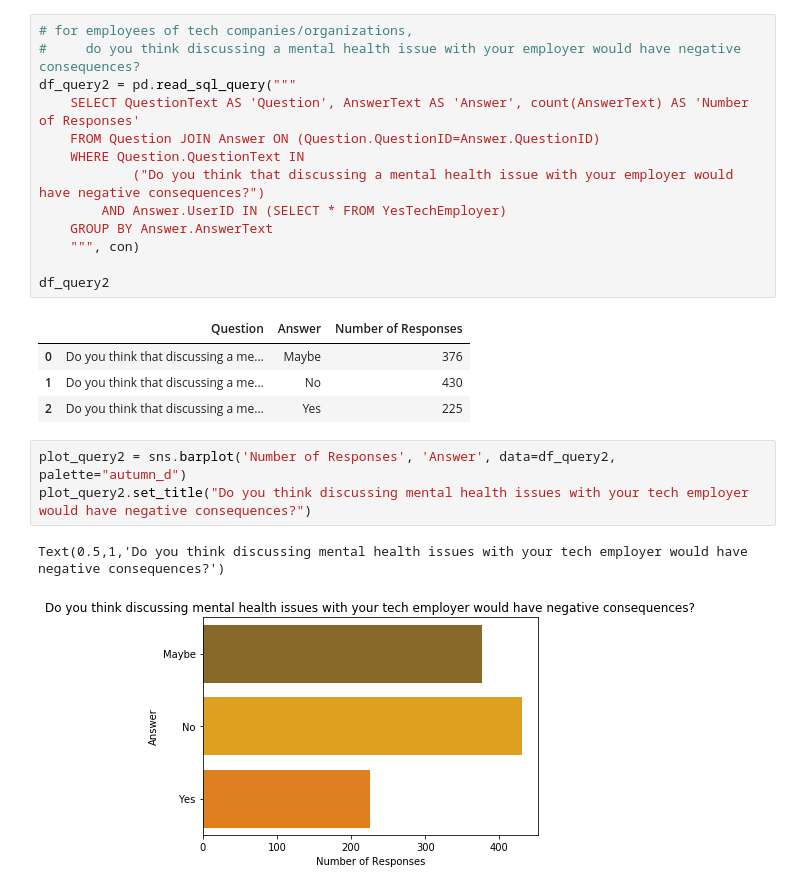
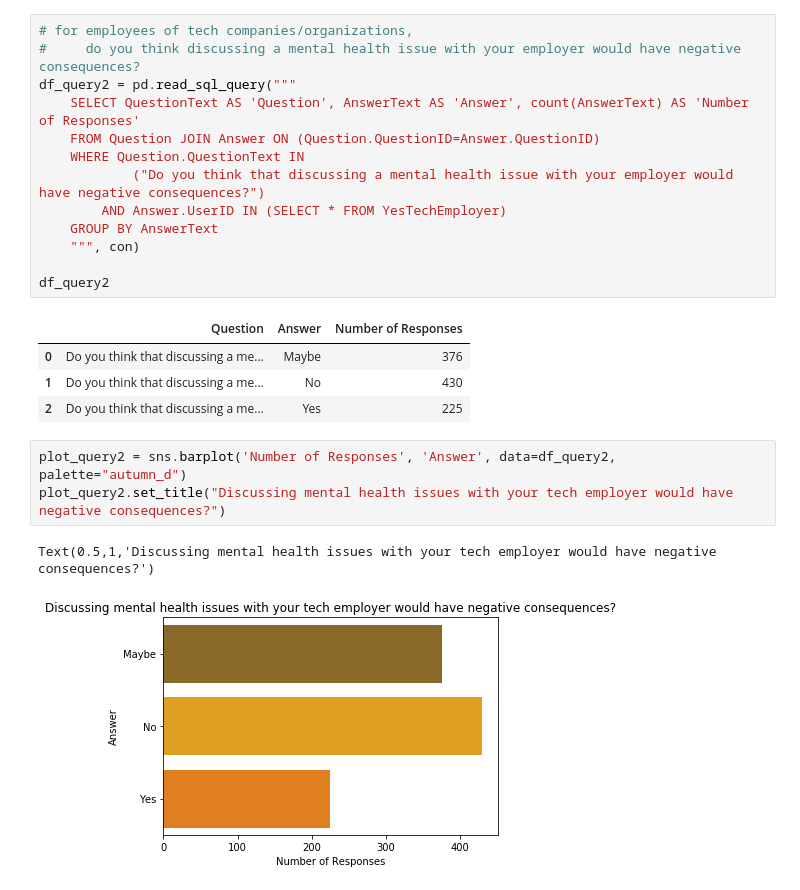
Before and after one commit to laimich/Tech-Mental-Health-Survey-Data-Analysis, a Jupyter notebook: mental_health_survey_data_analysis.ipynb, the cells around one changed output. Cells and saved outputs as stored; diff of their text form.

Commit message:
Create queries and graphs for possible Qs

```diff
--- a/mental_health_survey_data_analysis.ipynb
+++ b/mental_health_survey_data_analysis.ipynb
@@ -139,7 +139,7 @@ df_query2 = pd.read_sql_query("""
     WHERE Question.QuestionText IN
             ("Do you think that discussing a mental health issue with your employer would have negative consequences?")
         AND Answer.UserID IN (SELECT * FROM YesTechEmployer)
-    GROUP BY Answer.AnswerText
+    GROUP BY AnswerText
     """, con)
 
 df_query2
@@ -150,7 +150,7 @@ df_query2
 | 2 | Do you think that discussing a me... | Yes | 225 |
 # %%
 plot_query2 = sns.barplot('Number of Responses', 'Answer', data=df_query2, palette="autumn_d")
-plot_query2.set_title("Do you think discussing mental health issues with your tech employer would have negative consequences?")
+plot_query2.set_title("Discussing mental health issues with your tech employer would have negative consequences?")
 # %% [output]
-Text(0.5,1,'Do you think discussing mental health issues with your tech employer would have negative consequences?')
+Text(0.5,1,'Discussing mental health issues with your tech employer would have negative consequences?')
-[figure, old version]
+[figure, new version]
```
Also changed, not shown: parts of 9 cells of this notebook.
